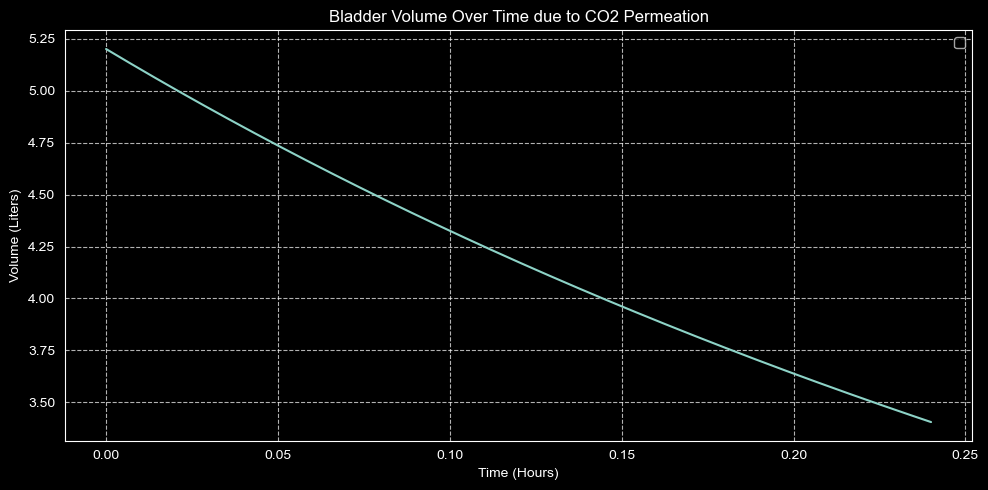
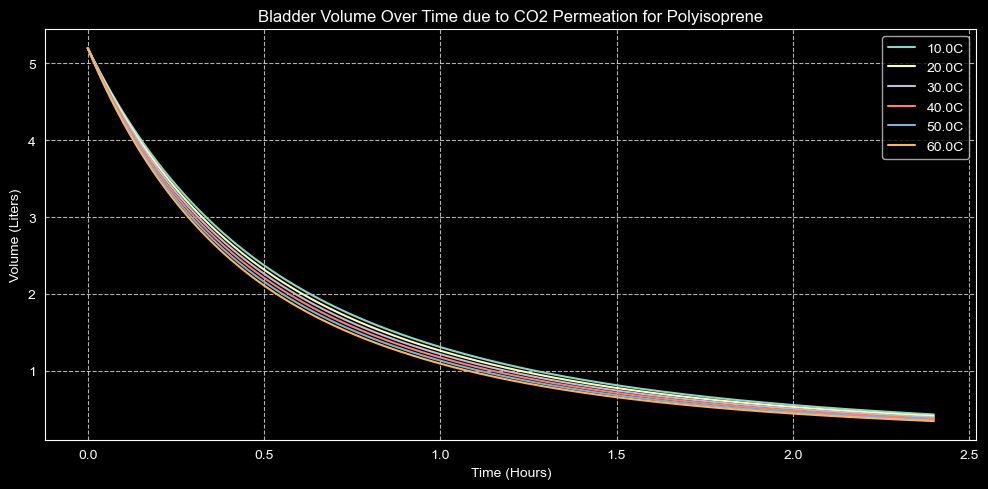
The notebook cell's code change between the first figure and the second:
--- before
+++ after
@@ -1,5 +1,14 @@
-#First we will define dr/dt as a python function of parameters t and r of course:
+plotRangeTemps=checkbox.value
+
+plt.figure(figsize=(10,5)) #Create figure, arb figsize for now
+
+tRange=(0,timeLength) #Deine integration bounds
+
+tEval=np.linspace(0,timeLength,1000) #We evaluate the time range over 24 hrs
+
+currentTemperature=Temp #First set temperature as the initial temp as per our input - always set to room temp, cnt be bothered to change input
+
 def dr_dt(t,r):
-    num=3*P*R*Temp*r*(2*E*opt_r_0*opt_T_0*(r-opt_r_0)+r**3*p_atm)
+    num=3*P*R*currentTemperature*r*(2*E*opt_r_0*opt_T_0*(r-opt_r_0)+r**3*p_atm)
 
     denom=opt_r_0**2*opt_T_0*(2*E*opt_r_0*opt_T_0+3*r**2*p_atm)
@@ -9,25 +18,28 @@
     return dRdT #Pretty simple - we just plug in what we've aready optimised for, set up our insane equation, and leave the function in terms of t and r for numerical solutions
 
-tRange=(0,864) #Deine integration bounds
+def plotCurve():
+    solution=solve_ivp(fun=dr_dt,t_span=tRange,y0=[opt_r],t_eval=tEval)
 
-tEval=np.linspace(0,864,1000) #We evaluate the time range over 24 hrs
+    time_hr=solution.t/3600 #Convertin s to hr for graphing
 
-#Then we define our solution as per SciPy integration protocol:
+    rVals=solution.y[0] #Save the radii as a numpy array
 
-solution=solve_ivp(fun=dr_dt,t_span=tRange,y0=[opt_r],t_eval=tEval)
+    V_vals_m3=(4/3)*pi*rVals**3 #Figure out the volumes
 
-time_hr=solution.t/3600 #Convertin s to hr for graphing
+    V_vals_L=V_vals_m3*1e3 #Figure out the volumes in L
 
-rVals=solution.y[0] #Save the radii as a numpy array
+    plt.plot(time_hr,V_vals_L, label=f'{currentTemperature-273.15}C')
+    plt.legend(loc='upper right')
 
-V_vals_m3=(4/3)*pi*rVals**3 #Figure out the volumes
 
-V_vals_L=V_vals_m3*1e3 #Figure out the volumes in L
+if plotRangeTemps:
+    currentTemperature=283.15 #10C in K - start from 10C
+    for i in range(6): #Recreate simulation for different temperatures from -10C to 25C
+        plotCurve()
+        currentTemperature=currentTemperature+10
+else:
+    plotCurve()
 
-plt.figure(figsize=(10,5)) #Create figure, arb figsize for now
-
-plt.plot(time_hr,V_vals_L)
-
-plt.title('Bladder Volume Over Time due to CO2 Permeation')
+plt.title(f'Bladder Volume Over Time due to CO2 Permeation for {Name}')
 plt.xlabel('Time (Hours)')
 plt.ylabel('Volume (Liters)')

Commit: Before I start messing around with the calculus and everything else imaginable, I have moved the temperature range calculations back to the old model. I will now try to do the calculus by getting the computer to derive equations itself (I can't do any more math paper - too messy and prone ti mistake